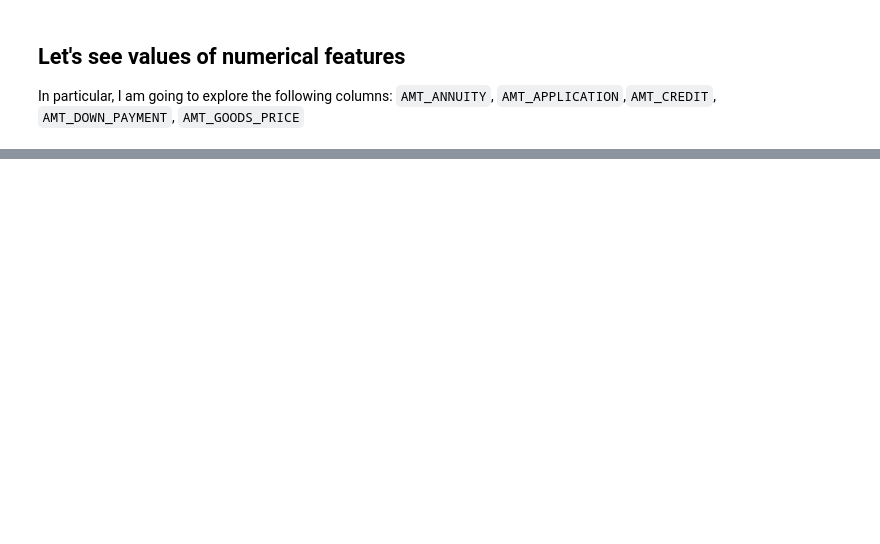
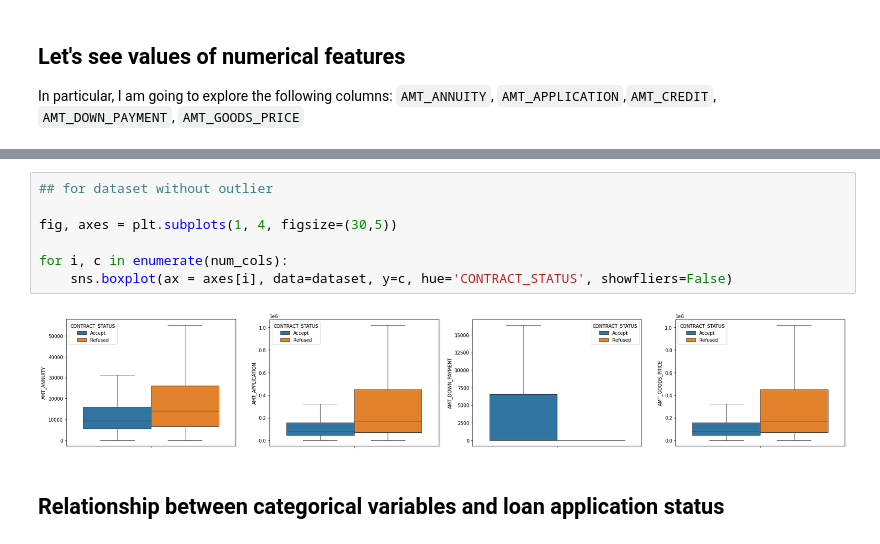
Before and after one commit to oathaha/data-science-portfolio, a Jupyter notebook: Credit-Risk-Analysis/script/visualize-data-loan-grant-prediction.ipynb, the cells around one changed output, grey strips where cells are left out. Saved outputs shown, nothing was run; the diff lists cells and outputs as text; blank space fills up the shorter version.

```diff
--- a/Credit-Risk-Analysis/script/visualize-data-loan-grant-prediction.ipynb
+++ b/Credit-Risk-Analysis/script/visualize-data-loan-grant-prediction.ipynb
@@ -67,0 +93,11 @@ for i, c in enumerate(num_cols):
+# %%
+## for dataset without outlier
+
+fig, axes = plt.subplots(1, 4, figsize=(30,5))
+
+for i, c in enumerate(num_cols):
+    sns.boxplot(ax = axes[i], data=dataset, y=c, hue='CONTRACT_STATUS', showfliers=False)
+# %% [output]
+[figure, added]
+# %% [markdown]
+## Relationship between categorical variables and loan application status
```
Also changed, not shown: parts of 32 cells of this notebook, 2 other files.
